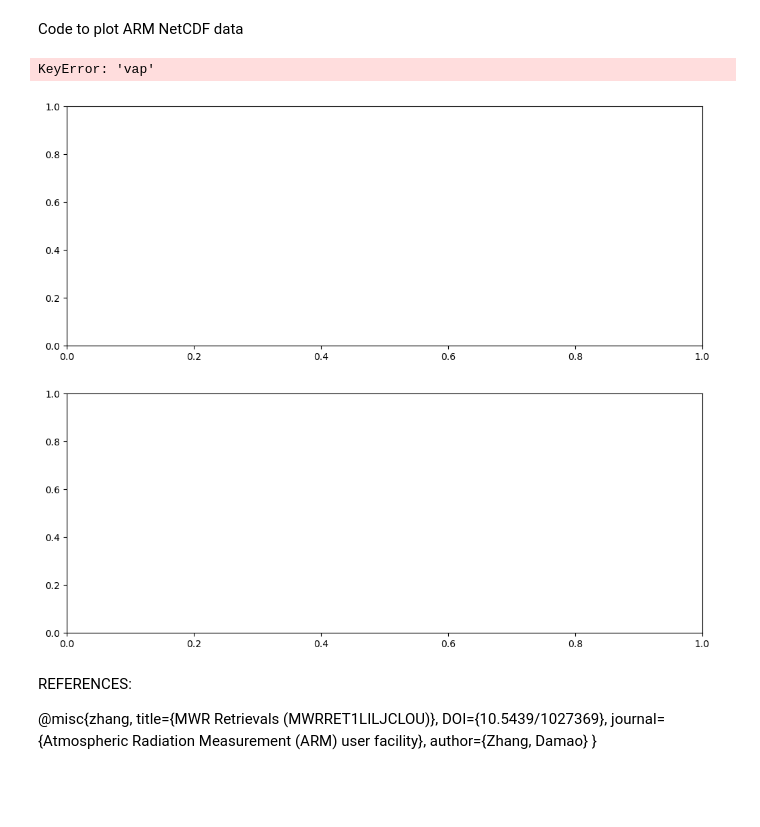
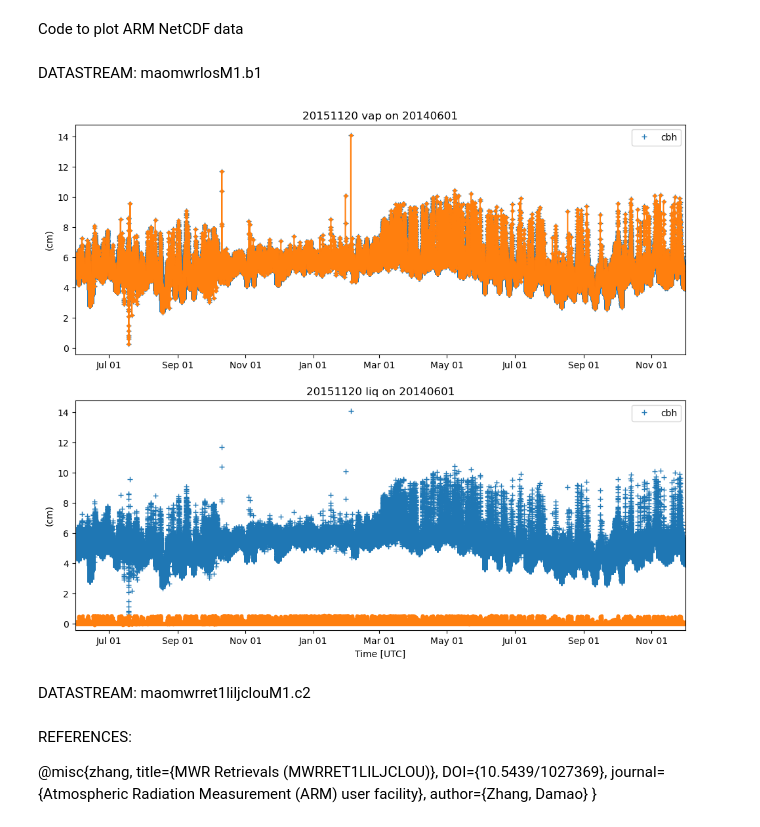
Before and after one commit to lourencocavalcante/CAP-730-Research-Proposal-Dissertation, a Jupyter notebook: Notebooks/go-amazon-mp3000a.ipynb, the cells around one changed output. Saved outputs shown, nothing was run; the diff lists cells and outputs as text; code cells hidden in the pictures; blank space fills up the shorter version.

```diff
--- a/Notebooks/go-amazon-mp3000a.ipynb
+++ b/Notebooks/go-amazon-mp3000a.ipynb
@@ -56,32 +56,37 @@ act.discovery.download_data(my_arm_username, api_access_token, datastream, date_
 ['l:\\GitHub\\CAP-Dissertation-Complementary-studies\\Notebooks\\maomwrret1liljclouM1.c2\\maomwrret1liljclouM1.c2.20140601.000007.cdf']
 # %% [markdown]
 Code to plot ARM NetCDF data
+# %% [markdown]
+DATASTREAM: maomwrlosM1.b1
 # %%
 #Access directores files downloaded
-mwr_mp3000a_ds = act.io.armfiles.read_netcdf(f'{datastream}/{datastream}.*.cdf')
-ceil_ds = act.io.armfiles.read_netcdf(f'{datastream}/{datastream}.*.cdf')
+datastream_access = 'maomwrlosM1.b1'
+
+mwr_mp3000a_ds = act.io.armfiles.read_netcdf(f'{datastream_access}/{datastream_access}.*.cdf')
+ceil_ds = act.io.armfiles.read_netcdf(f'{datastream_access}/{datastream_access}.*.cdf')
 
 
 # Create a TimeSeriesDisplay object
 mwr_mp3000a_ds = mwr_mp3000a_ds.resample(time='1min').nearest()
 ceil_ds = ceil_ds.resample(time='1min').nearest()
 
 display = act.plotting.TimeSeriesDisplay(
-   {'20151119': mwr_mp3000a_ds, '20151120': ceil_ds},
+   {'mwr_mp3000a': mwr_mp3000a_ds, 'mwr_mp3000a_': ceil_ds},
    subplot_shape=(2,), figsize=(12,10)
 )
 
 # Plot data
-display.plot('vap', dsname='20151119', marker='+', markeredgewidth=1,
+display.plot('vap', dsname='mwr_mp3000a_', marker='+', markeredgewidth=1,
    linewidth=0, subplot_index=(0,), label='cbh')
-display.plot('vap', dsname='20151120', cmap='act_HomeyerRainbow', set_shading='nearest',
+display.plot('vap', dsname='mwr_mp3000a', cmap='act_HomeyerRainbow', set_shading='nearest',
    add_nan=True, subplot_index=(0,))
 
-display.plot('vap', dsname='20151119', marker='+', markeredgewidth=1,
+display.plot('vap', dsname='mwr_mp3000a_', marker='+', markeredgewidth=1,
    linewidth=0, subplot_index=(1,), label='cbh')
-display.plot('liq', dsname='20151120', cmap='act_HomeyerRainbow', set_shading='nearest',
+display.plot('liq', dsname='mwr_mp3000a', cmap='act_HomeyerRainbow', set_shading='nearest',
    add_nan=True, subplot_index=(1,))
-plt.savefig(f'{datastream}/output/figures/{hoje}_{hora}_{datastream}.png')
+plt.savefig(f'{datastream_access}/output/figures/{hoje}_{hora}_{datastream_access}.png')
 # %% [output]
-KeyError: 'vap'
-[figure, old version]
+[figure, new version]
+# %% [markdown]
+DATASTREAM: maomwrret1liljclouM1.c2
```
Also changed, not shown: parts of 2 cells of this notebook, 1 other file.
